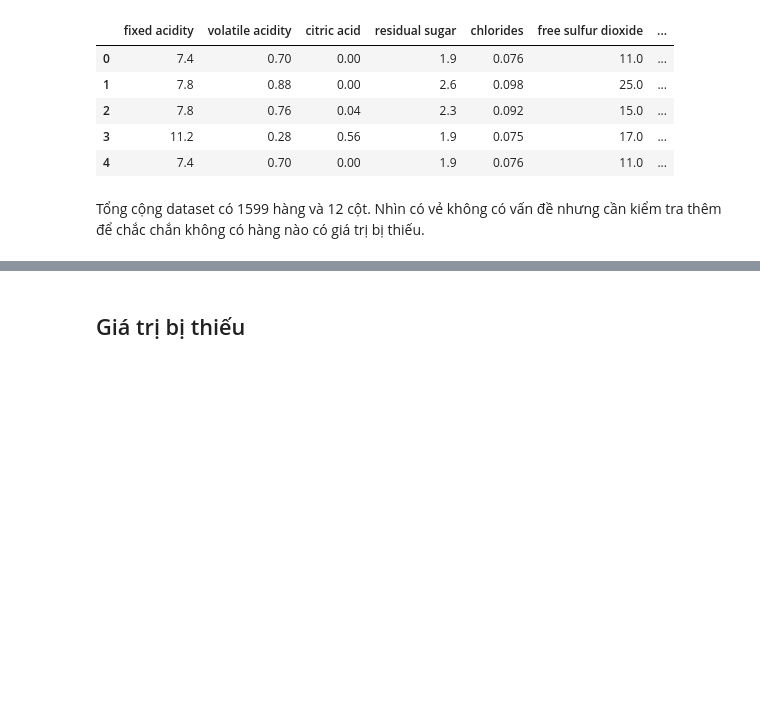
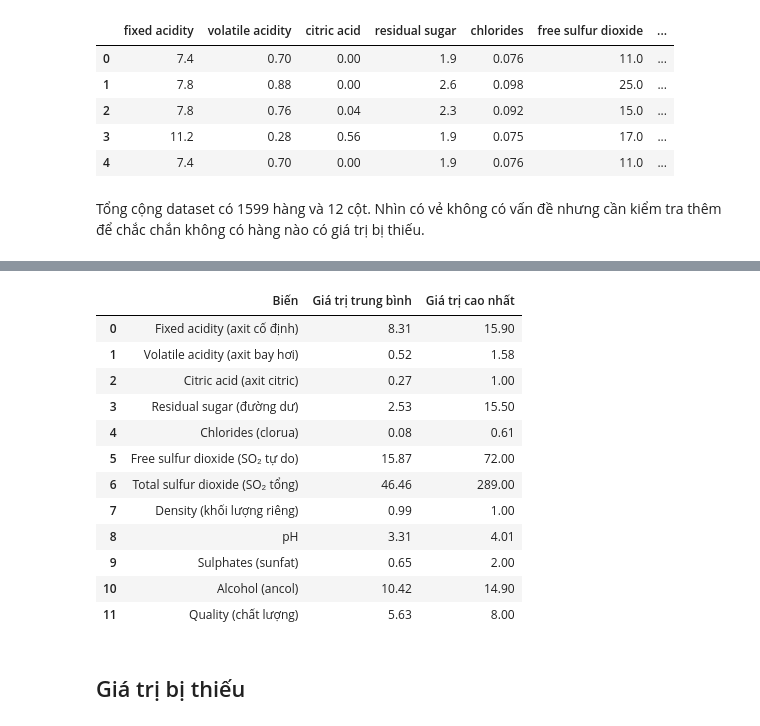
Before and after one commit to nvhao100604/PTDL_2025, a Jupyter notebook: BT4/code/winequality_code.ipynb, the cells around one changed output, grey strips where cells are left out. Cells and saved outputs as stored; diff of their text form; code cells hidden in the pictures; blank space fills up the shorter version.

```diff
--- a/BT4/code/winequality_code.ipynb
+++ b/BT4/code/winequality_code.ipynb
@@ -31,3 +75,33 @@ Tổng cộng dataset có 1599 hàng và 12 cột. Nhìn có vẻ không có v
+# %%
+# Thông qua thống kê
+data = {
+    "Biến": [
+        "Fixed acidity (axit cố định)", "Volatile acidity (axit bay hơi)",
+        "Citric acid (axit citric)", "Residual sugar (đường dư)",
+        "Chlorides (clorua)", "Free sulfur dioxide (SO₂ tự do)",
+        "Total sulfur dioxide (SO₂ tổng)", "Density (khối lượng riêng)",
+        "pH", "Sulphates (sunfat)", "Alcohol (ancol)", "Quality (chất lượng)"
+    ],
+    "Giá trị trung bình": [8.31, 0.52, 0.27, 2.53, 0.08, 15.87, 46.46, 0.99, 3.31, 0.65, 10.42, 5.63],
+    "Giá trị cao nhất": [15.9, 1.58, 1.0, 15.5, 0.61, 72, 289, 1.0, 4.01, 2.0, 14.90, 8]
+}
+
+df_stats = pd.DataFrame(data)
+df_stats
+# %% [output]
+|  | Biến | Giá trị trung bình | Giá trị cao nhất |
+| 0 | Fixed acidity (axit cố định) | 8.31 | 15.90 |
+| 1 | Volatile acidity (axit bay hơi) | 0.52 | 1.58 |
+| 2 | Citric acid (axit citric) | 0.27 | 1.00 |
+| 3 | Residual sugar (đường dư) | 2.53 | 15.50 |
+| 4 | Chlorides (clorua) | 0.08 | 0.61 |
+| 5 | Free sulfur dioxide (SO₂ tự do) | 15.87 | 72.00 |
+| 6 | Total sulfur dioxide (SO₂ tổng) | 46.46 | 289.00 |
+| 7 | Density (khối lượng riêng) | 0.99 | 1.00 |
+| 8 | pH | 3.31 | 4.01 |
+| 9 | Sulphates (sunfat) | 0.65 | 2.00 |
+| 10 | Alcohol (ancol) | 10.42 | 14.90 |
+| 11 | Quality (chất lượng) | 5.63 | 8.00 |
 # %% [markdown]
 ## Giá trị bị thiếu
 # %%
```
Also changed, not shown: parts of 16 cells of this notebook.
